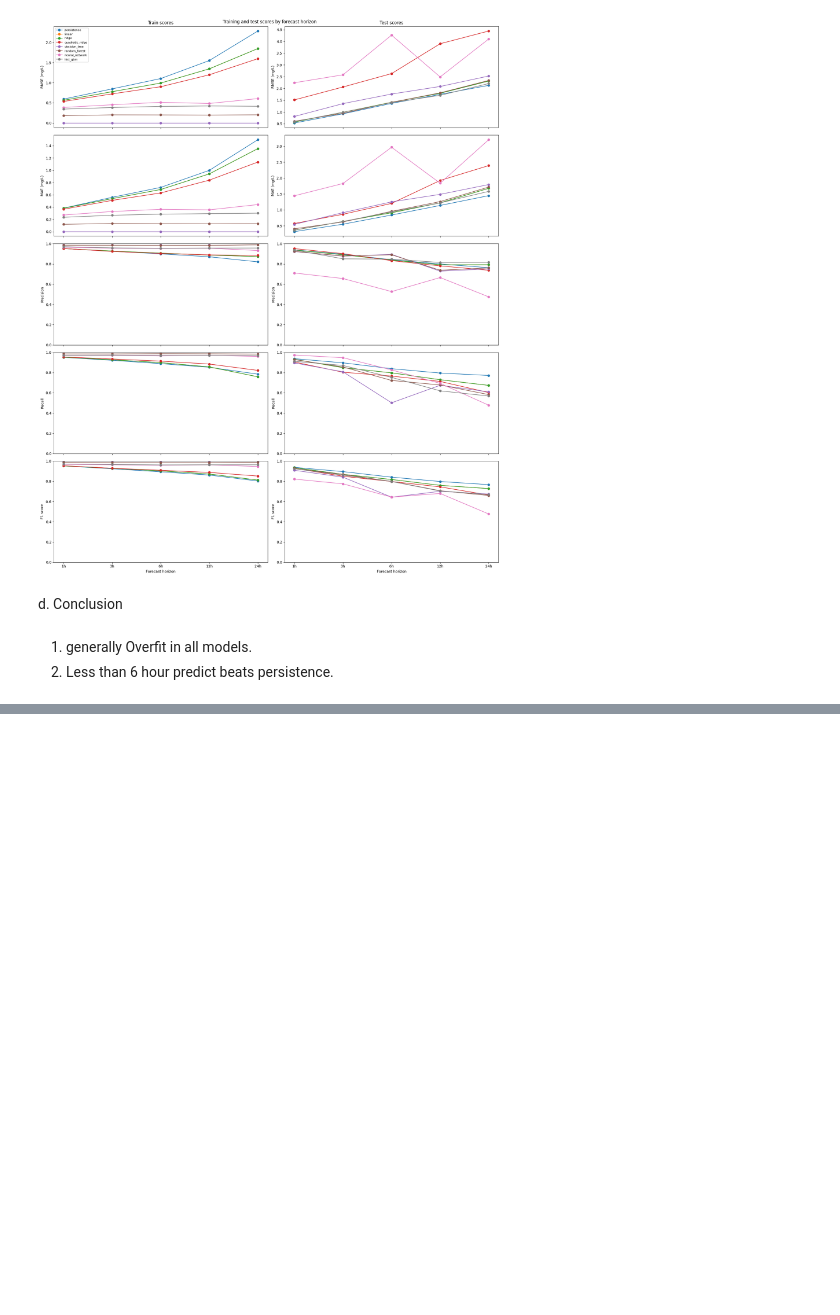
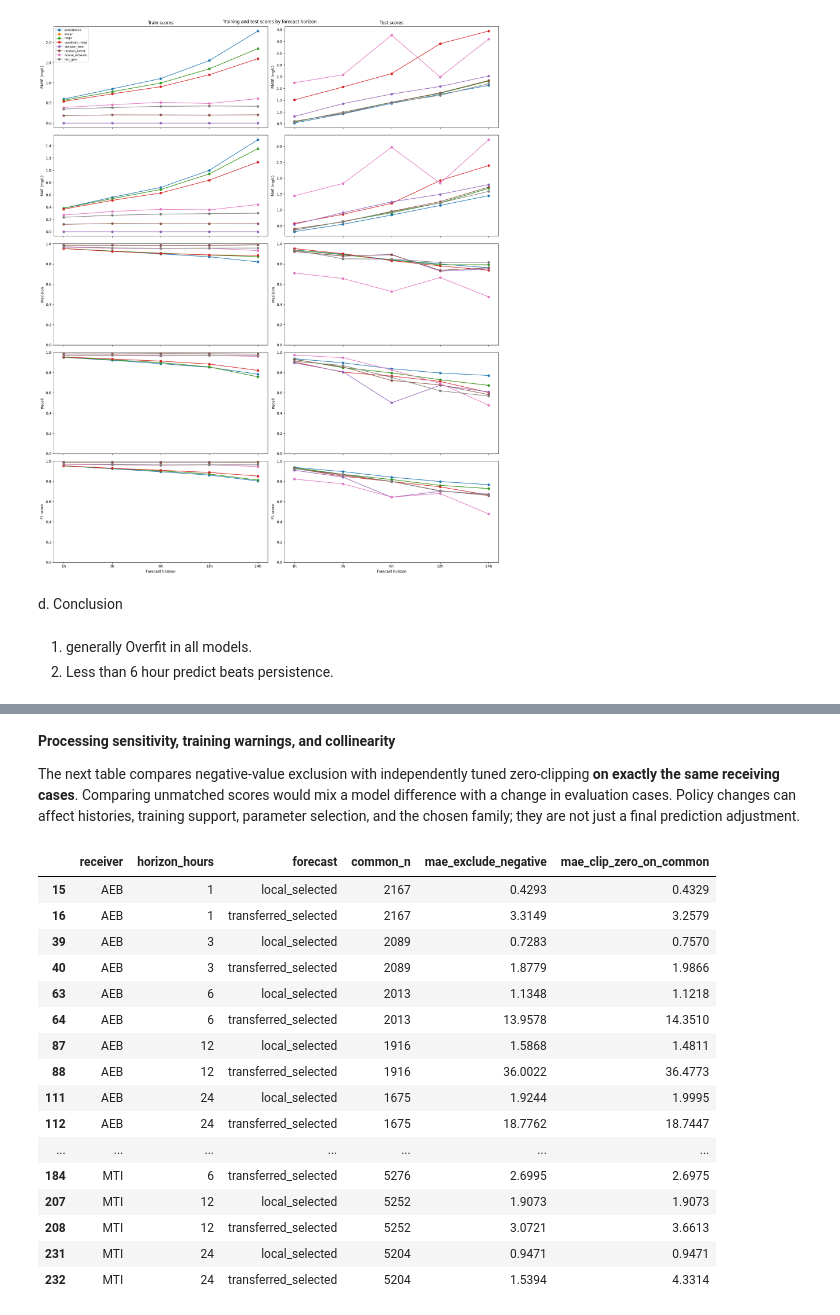
Before and after one commit to Strawhat-jayesh/Data602, a Jupyter notebook: EDA/Proposal_EDA_Chesapeake.ipynb, the cells around one changed output, grey strips where cells are left out. Drawn from its saved outputs; the diff is of its cells as text; code cells hidden in the pictures; blank space fills up the shorter version.

```diff
--- a/EDA/Proposal_EDA_Chesapeake.ipynb
+++ b/EDA/Proposal_EDA_Chesapeake.ipynb
@@ -907,0 +1071,31 @@ d. Conclusion
+# %%
+q2_results = q2_folder / 'results'
+q2_metrics = pd.read_csv(q2_results / 'evaluation_metrics.csv')
+q2_choices = pd.read_csv(q2_results / 'selected_families.csv')
+q2_main = q2_metrics.query("policy == 'exclude_negative' and input_set == 'combined'").copy()
+q2_demo_cv = []
+with threadpool_limits(limits=2):
+    for q2_params in q2_core.CONFIGS['ridge']:
+        q2_loss, q2_n = 0.0, 0
+        for q2_start, q2_end in q2_experiment.FOLDS:
+            q2_y, _, q2_tr, q2_va = q2_core.split_masks(q2_data['AEB'], 6, q2_start, q2_end)
+            q2_model, _ = q2_experiment.train_model(
+                q2_data['AEB'], q2_features['AEB'], 6, 'ridge', q2_params, q2_tr)
+            q2_pred = q2_experiment.predict_frozen(q2_model, q2_data['AEB'], q2_features['AEB'], q2_va)
+            q2_score = q2_core.scores(q2_y.loc[q2_va], q2_pred)
+            q2_loss += q2_score['mae'] * q2_score['n']
+            q2_n += q2_score['n']
+        q2_demo_cv.append((q2_loss / q2_n, q2_params))
+    q2_demo_mae, q2_demo_params = min(q2_demo_cv, key=lambda item: item[0])
+    _, _, q2_tr, _ = q2_core.split_masks(q2_data['AEB'], 6, q2_experiment.CUTOFF)
+    q2_demo_model, _ = q2_experiment.train_model(
+        q2_data['AEB'], q2_features['AEB'], 6, 'ridge', q2_demo_params, q2_tr)
+    q2_y, _, _, q2_te = q2_core.split_masks(q2_data['MTI'], 6, q2_experiment.CUTOFF)
+    q2_demo_pred = q2_experiment.predict_frozen(q2_demo_model, q2_data['MTI'], q2_features['MTI'], q2_te)
+q2_demo_score = q2_core.scores(q2_y.loc[q2_te], q2_demo_pred)
+q2_saved_demo = q2_main.query("receiver == 'MTI' and horizon_hours == 6 and forecast == 'transferred_ridge'").iloc[0]
+np.testing.assert_allclose(q2_demo_score['mae'], q2_saved_demo.mae, rtol=1e-7, atol=1e-8)
+pd.DataFrame([{'Training station': 'AEB', 'Receiving station': 'MTI', 'Lead (h)': 6,
+               'Selected alpha': q2_demo_params['alpha'], 'Source validation MAE': q2_demo_mae,
+               'Refitted transfer MAE': q2_demo_score['mae'], 'Saved transfer MAE': q2_saved_demo.mae,
+               'Receiving cases': q2_demo_score['n']}]).round(4)
@@ -907,0 +1292,27 @@ d. Conclusion
+# %% [markdown]
+**Processing sensitivity, training warnings, and collinearity**
+
+The next table compares negative-value exclusion with independently tuned zero-clipping **on exactly the same receiving cases**. Comparing unmatched scores would mix a model difference with a change in evaluation cases. Policy changes can affect histories, training support, parameter selection, and the chosen family; they are not just a final prediction adjustment.
+# %%
+q2_policy = pd.read_csv(q2_results / 'cleaning_policy_comparison.csv')
+q2_policy_selected = q2_policy.query("input_set == 'combined' and forecast in ['transferred_selected', 'local_selected']")
+q2_policy_selected[['receiver', 'horizon_hours', 'forecast', 'common_n',
+                     'mae_exclude_negative', 'mae_clip_zero_on_common']].round(4)
+# %% [output]
+|  | receiver | horizon_hours | forecast | common_n | mae_exclude_negative | mae_clip_zero_on_common |
+| 15 | AEB | 1 | local_selected | 2167 | 0.4293 | 0.4329 |
+| 16 | AEB | 1 | transferred_selected | 2167 | 3.3149 | 3.2579 |
+| 39 | AEB | 3 | local_selected | 2089 | 0.7283 | 0.7570 |
+| 40 | AEB | 3 | transferred_selected | 2089 | 1.8779 | 1.9866 |
+| 63 | AEB | 6 | local_selected | 2013 | 1.1348 | 1.1218 |
+| 64 | AEB | 6 | transferred_selected | 2013 | 13.9578 | 14.3510 |
+| 87 | AEB | 12 | local_selected | 1916 | 1.5868 | 1.4811 |
+| 88 | AEB | 12 | transferred_selected | 1916 | 36.0022 | 36.4773 |
+| 111 | AEB | 24 | local_selected | 1675 | 1.9244 | 1.9995 |
+| 112 | AEB | 24 | transferred_selected | 1675 | 18.7762 | 18.7447 |
+| ... | ... | ... | ... | ... | ... | ... |
+| 184 | MTI | 6 | transferred_selected | 5276 | 2.6995 | 2.6975 |
+| 207 | MTI | 12 | local_selected | 5252 | 1.9073 | 1.9073 |
+| 208 | MTI | 12 | transferred_selected | 5252 | 3.0721 | 3.6613 |
+| 231 | MTI | 24 | local_selected | 5204 | 0.9471 | 0.9471 |
+| 232 | MTI | 24 | transferred_selected | 5204 | 1.5394 | 4.3314 |
```
Also changed, not shown: parts of 28 cells of this notebook, 11 other files.
